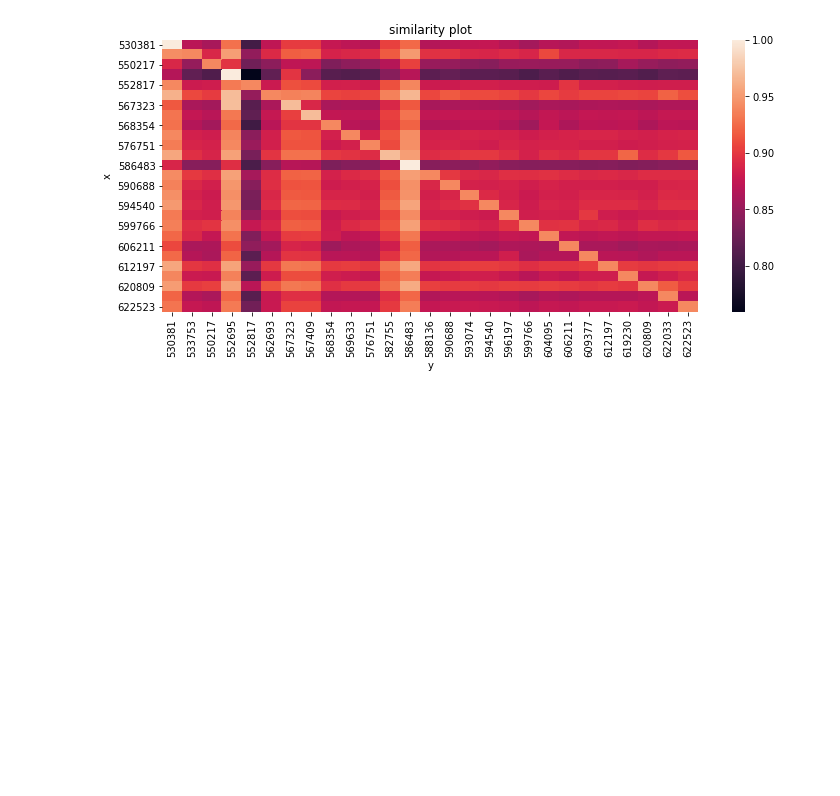
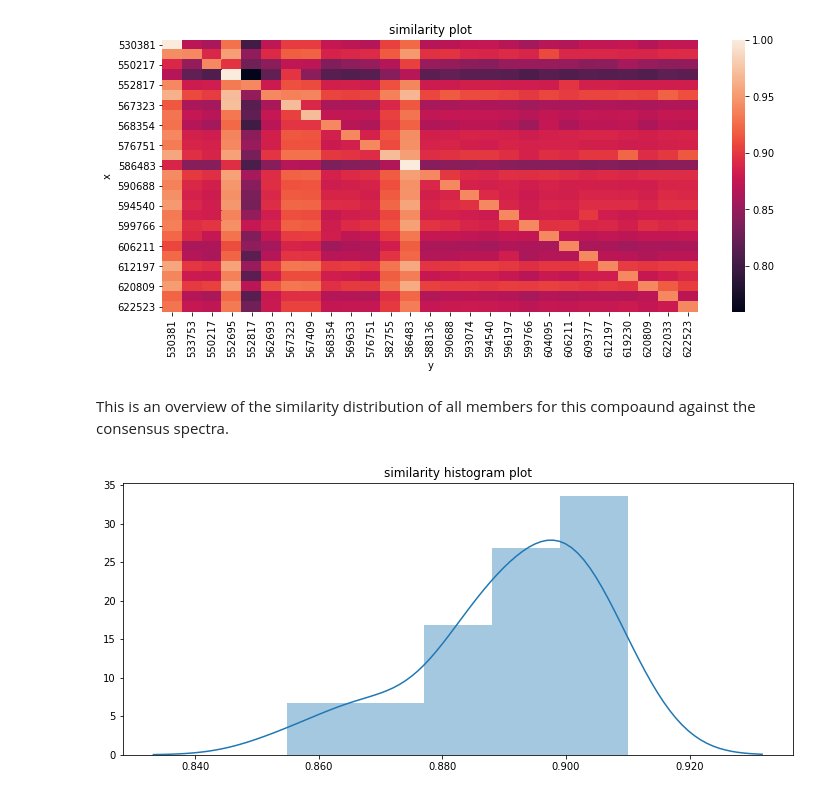
Before and after one commit to metabolomics-us/carpy, a Jupyter notebook: cis-vis/cisvis/visualizeCompound.ipynb, the cells around one changed output. Drawn from its saved outputs; the diff is of its cells as text; code cells hidden in the pictures; blank space fills up the shorter version.

```diff
--- a/cis-vis/cisvis/visualizeCompound.ipynb
+++ b/cis-vis/cisvis/visualizeCompound.ipynb
@@ -78,3 +78,9 @@ This plot demonstrates a similarity plot of all spectra making up this compond a
 generate_similarity_plot(members)
 # %% [output]
 [figure]
+# %% [markdown]
+This is an overview of the similarity distribution of all members for this compoaund against the consensus spectra.
+# %%
+generate_similarity_histogram(compound,members)
+# %% [output]
+[figure, added]
```
Also changed, not shown: parts of 1 cell of this notebook, 3 other files.
